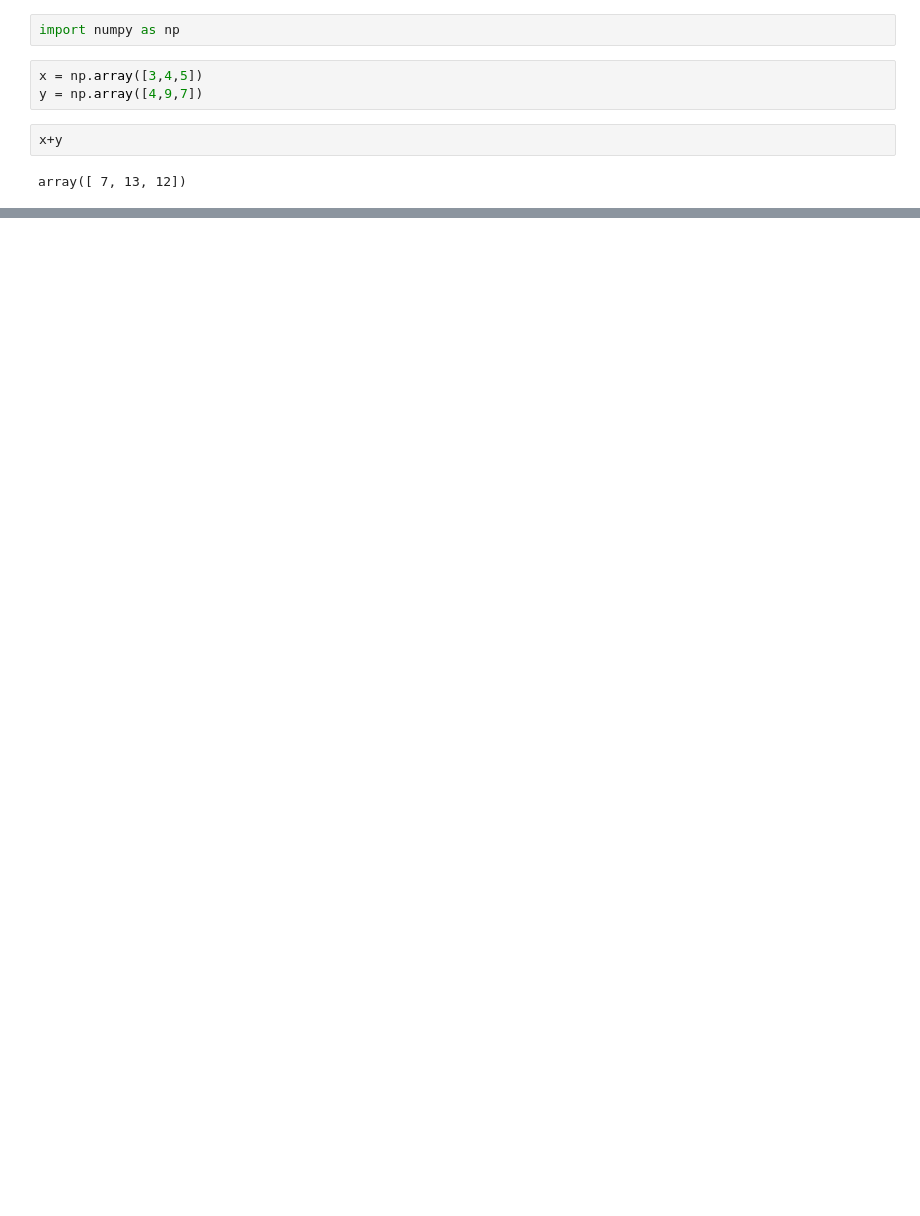
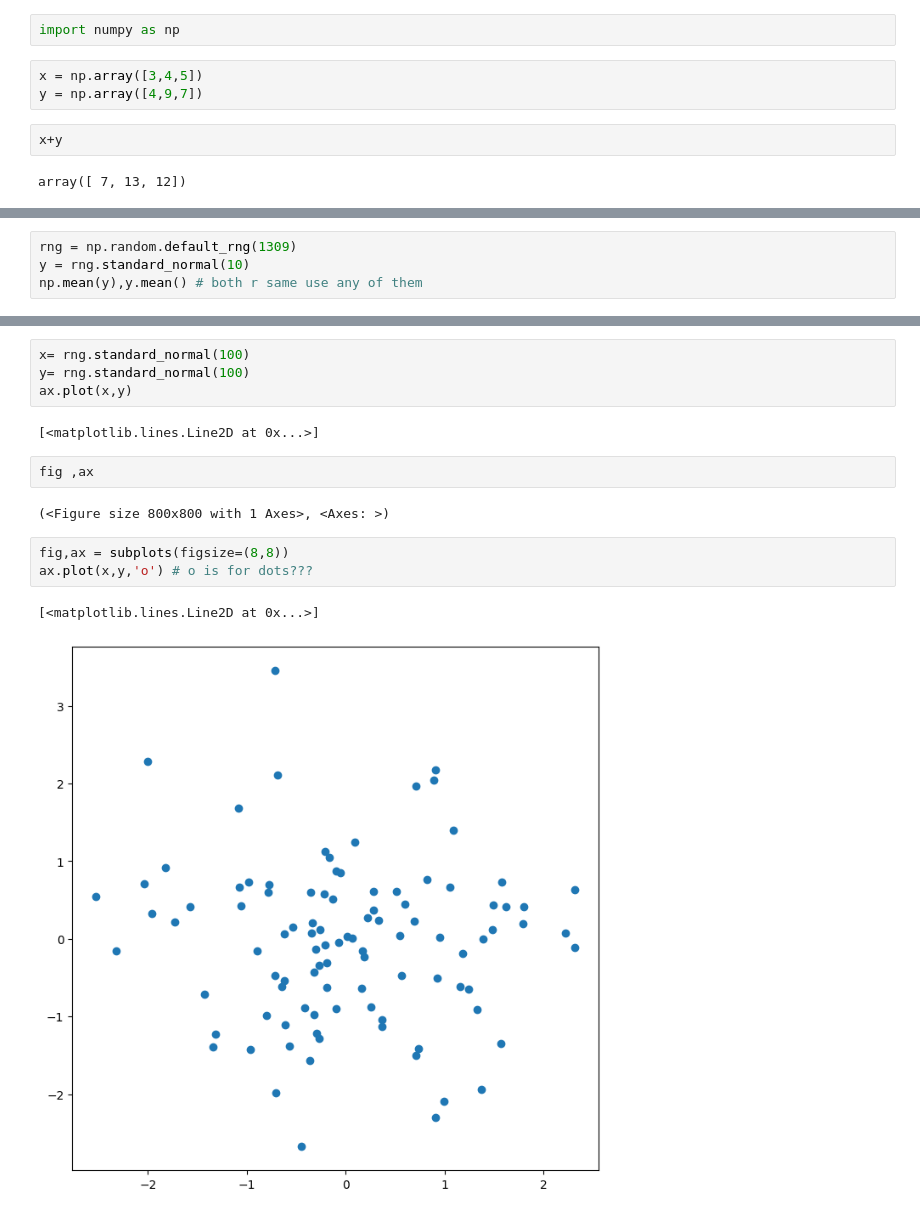
Before and after one commit to Pavan-Nambi/ISL-Python, a Jupyter notebook: 01_introduction.ipynb, the cells around one changed output, grey strips where cells are left out. Cells and saved outputs as stored; diff of their text form; blank space fills up the shorter version.

```diff
--- a/01_introduction.ipynb
+++ b/01_introduction.ipynb
@@ -49,0 +217,4 @@ array([ 7, 13, 12])
+# %%
+rng = np.random.default_rng(1309)
+y = rng.standard_normal(10)
+np.mean(y),y.mean() # both r same use any of them
@@ -49,0 +282,16 @@ array([ 7, 13, 12])
+# %%
+x= rng.standard_normal(100)
+y= rng.standard_normal(100)
+ax.plot(x,y)
+# %% [output]
+[<matplotlib.lines.Line2D at 0x...>]
+# %%
+fig ,ax
+# %% [output]
+(<Figure size 800x800 with 1 Axes>, <Axes: >)
+# %%
+fig,ax = subplots(figsize=(8,8))
+ax.plot(x,y,'o') # o is for dots???
+# %% [output]
+[<matplotlib.lines.Line2D at 0x...>]
+[figure, added]
```
Also changed, not shown: parts of 70 cells of this notebook, 5 other files.
